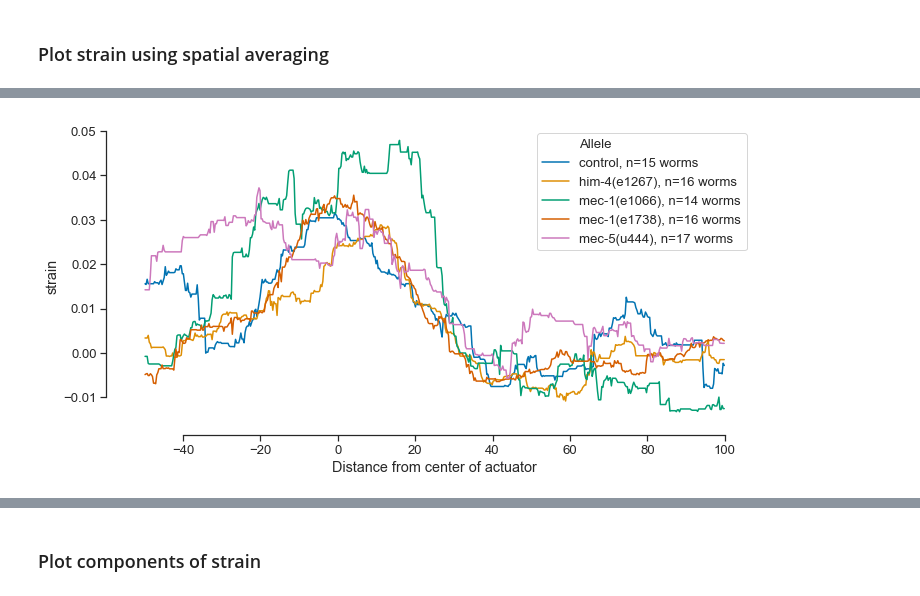
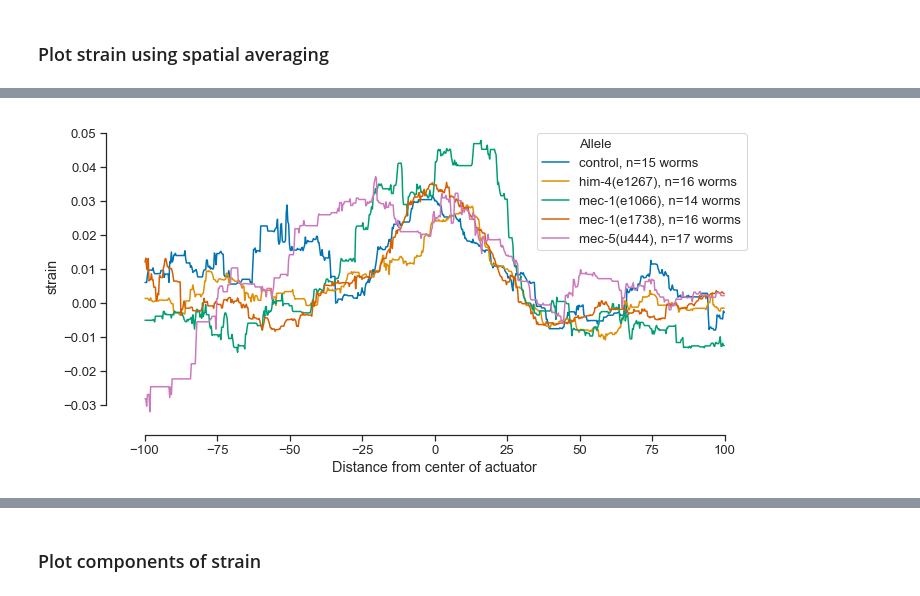
Before and after one commit to anekimken/SSN_ImageAnalysis, a Jupyter notebook: Notebooks/Displacement and Strain Plots.ipynb, the cells around one changed output, grey strips where cells are left out. Saved outputs shown, nothing was run; the diff lists cells and outputs as text; code cells hidden in the pictures.

```diff
--- a/Notebooks/Displacement and Strain Plots.ipynb
+++ b/Notebooks/Displacement and Strain Plots.ipynb
@@ -39,8 +39,8 @@ allele_dict = {'NM3573': 'control',
                'GN885': 'him-4(e1267)',
                'GN886': 'mec-1(e1066)',
                'GN887': 'mec-1(e1738)',
-               'GN906': 'mec-5(u444)'}
-#                'N2': 'wild-type',
+               'GN906': 'mec-5(u444)',
+               'N2': 'wild-type'}
 # %% [markdown]
 ### Experimental parameters
 # %%
@@ -745,9 +798,8 @@ for this_strain in worm_strains:
 # %%
-plot_start = time.time()
 fig, ax = plt.subplots(figsize=(10,5), constrained_layout=True)
 sns.lineplot(x='y', y='strain', ax=ax, hue='worm_strain', ci=None, # style='',
              data=spatial_strain_df.loc[(spatial_strain_df['pressure']==300) &
-                                        (spatial_strain_df['y'] > -50) &
+                                        (spatial_strain_df['y'] > -100) &
                                         (spatial_strain_df['y'] < 100)])
 
 sns.despine(offset=10, trim=True)
@@ -764,2 +816,2 @@ Plot took 1 seconds.
-[figure, old version]
+[figure, new version]
 # %%
```
Also changed, not shown: parts of 23 cells of this notebook, 1 other file.
